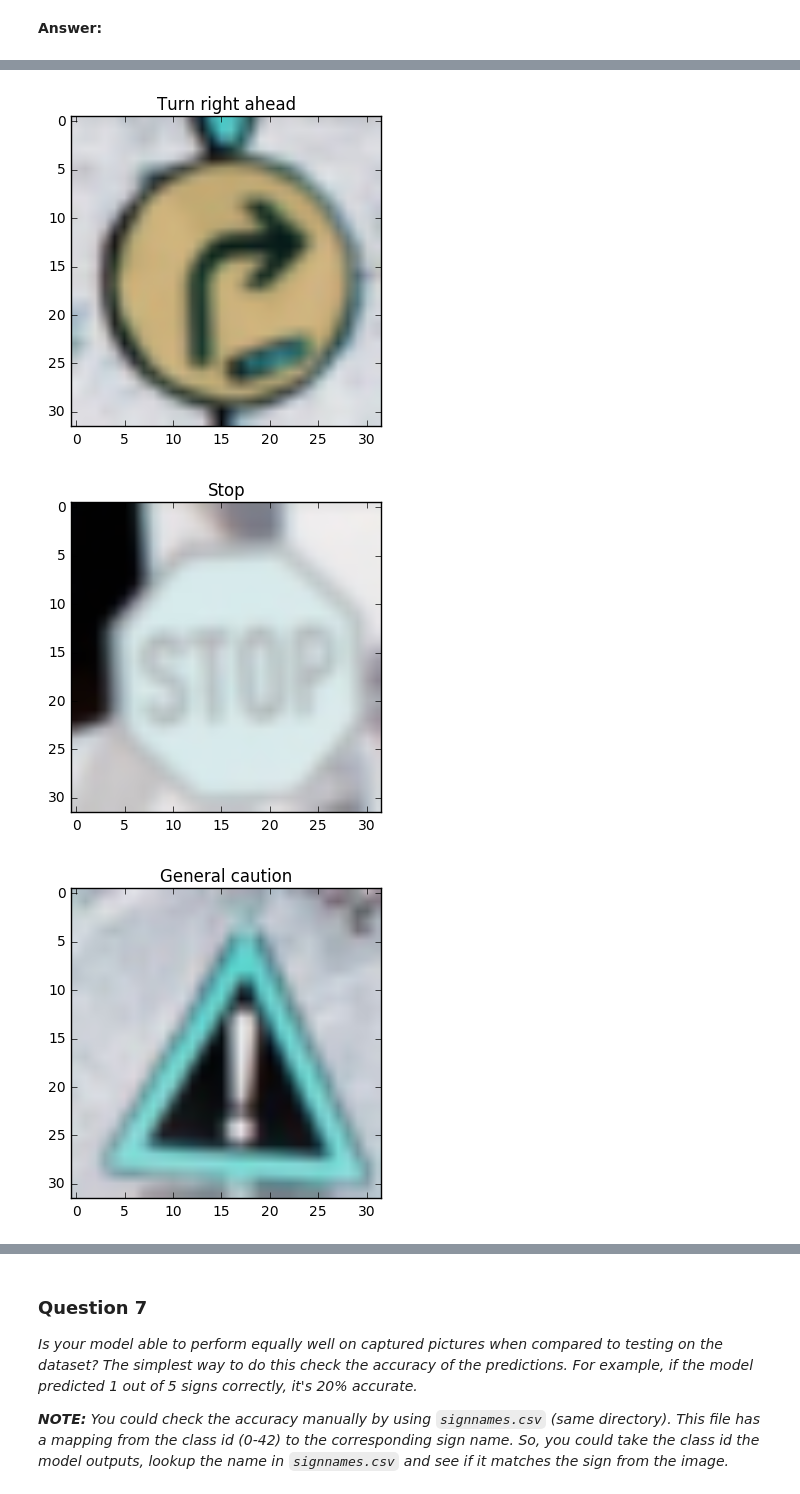
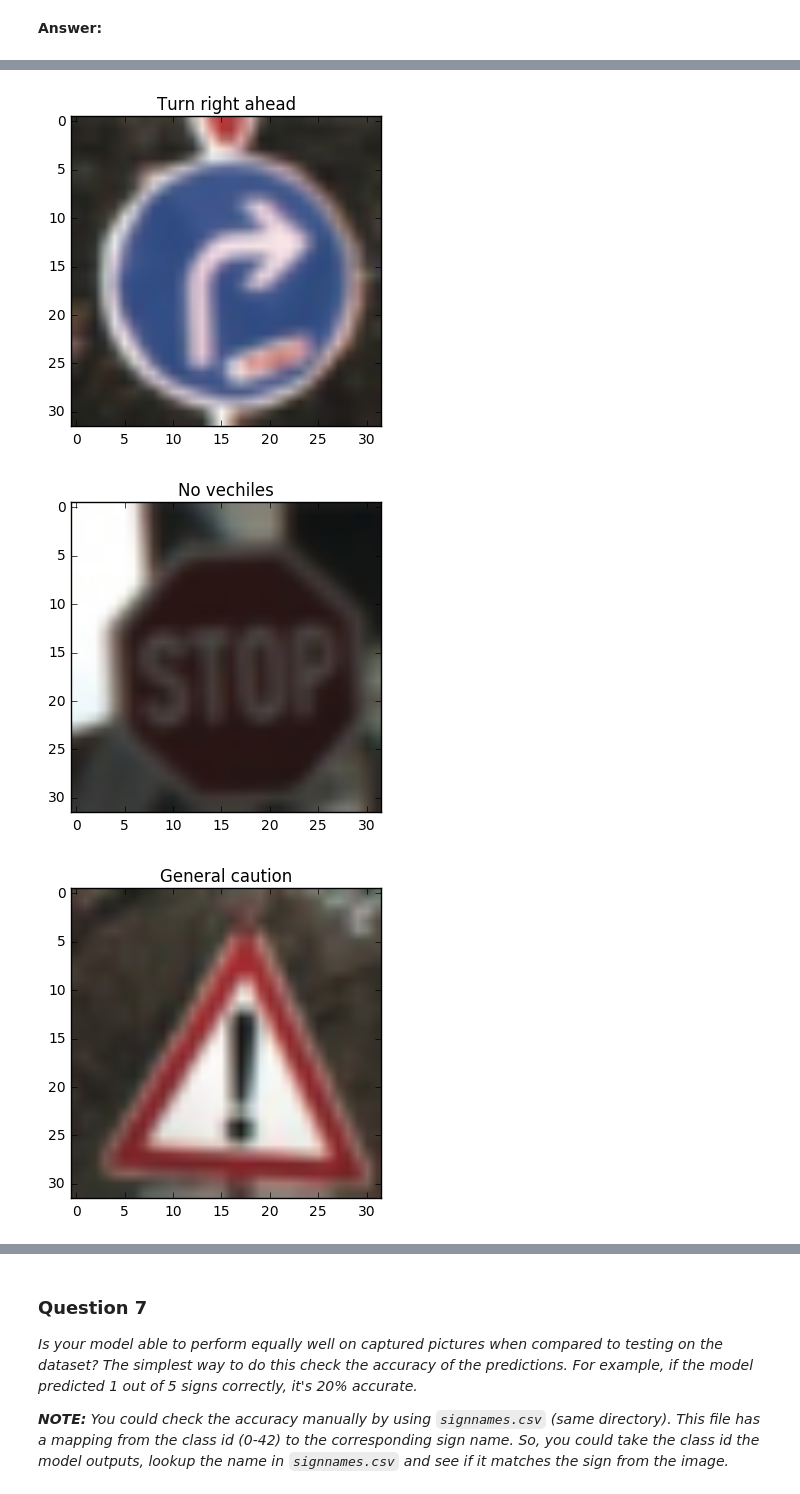
Before and after one commit to shawpan/CarND-Traffic-Signs, a Jupyter notebook: Traffic_Signs_Recognition.ipynb, the cells around one changed output, grey strips where cells are left out. Saved outputs shown, nothing was run; the diff lists cells and outputs as text; code cells hidden in the pictures.

```diff
--- a/Traffic_Signs_Recognition.ipynb
+++ b/Traffic_Signs_Recognition.ipynb
@@ -80,6 +80,6 @@ import matplotlib.pyplot as plt
 # Visualizations will be shown in the notebook.
 %matplotlib inline
 for i in np.random.randint(low=0, high=n_train-1, size=10):
-    plt.imshow(X_train[i])
+    plt.imshow(x_train_orig[i])
     plt.show()
 # %% [output]
@@ -563,10 +563,8 @@ import matplotlib.image as mpimg
 dir = "extra/"
 files = [file for file in os.listdir(dir) if file.endswith('.jpg')]
 extra_x = np.empty((0,32,32,3))
-images = []
 for image_path in files :
     image = mpimg.imread(dir + image_path)
-    images = [images, image]
     extra_x = np.append(extra_x, np.array([image]), axis=0)
     plt.title(image_path)
     plt.imshow(image)
@@ -596,18 +594,20 @@ _Choose five candidate images of traffic signs and provide them in the report. A
 ### Run the predictions here.
 ### Feel free to use as many code cells as needed.
 extra_x_norm = normalize(extra_x)
-logits = FooNet(x)
 predicions = tf.argmax(fc,1)
 predicted_classes = []
 
 with tf.Session() as sess:
+    #sess.run(tf.initialize_all_variables())
     new_saver = tf.train.import_meta_graph('foo-net.meta')
     new_saver.restore(sess, tf.train.latest_checkpoint('./'))
+    #sess.run(tf.initialize_all_variables())
     predicted_classes = sess.run(predicions, feed_dict={x: extra_x_norm})
 
 # print(predicted_classes)
-for i in np.arange(len(predicted_classes)):
-    plt.title(sign_names[predicted_classes[i]])
-    plt.imshow(extra_x[i])
+for class_label,image_path in zip(predicted_classes, files):
+    image = mpimg.imread(dir + image_path)
+    plt.title(sign_names[class_label])
+    plt.imshow(image)
     plt.show()
 # %% [output]
@@ -618,3 +618,3 @@ for i in np.arange(len(predicted_classes)):
-[figure, old version]
+[figure, new version]
-[figure, old version]
+[figure, new version]
-[figure, old version]
+[figure, new version]
```
Also changed, not shown: parts of 4 cells of this notebook.
